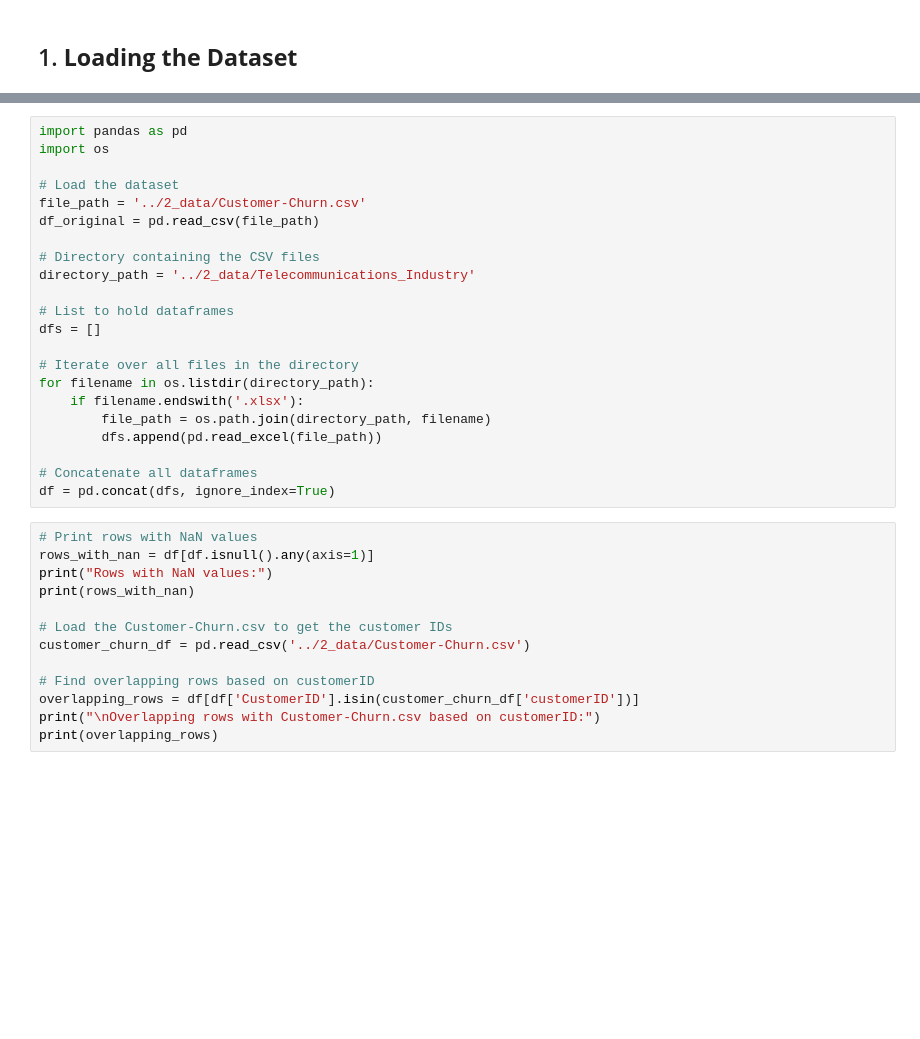
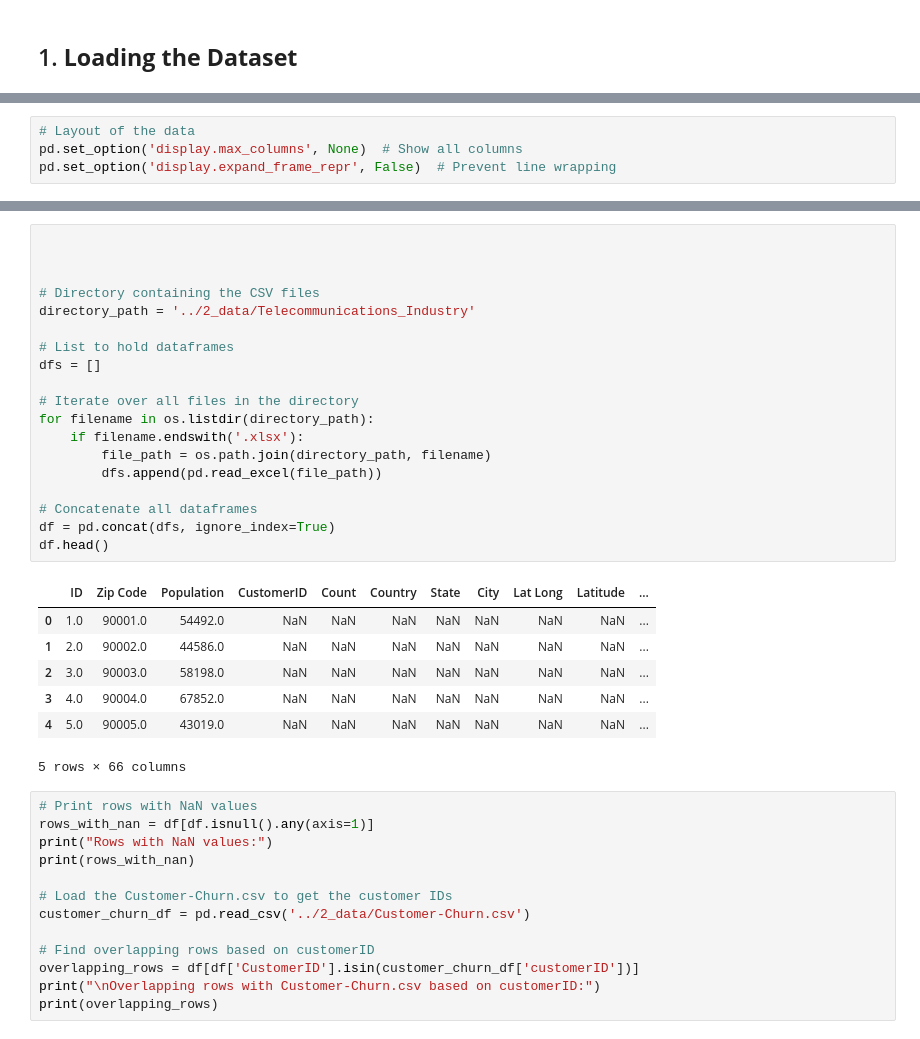
Before and after one commit to eelisee/telco-customer-churn, a Jupyter notebook: 3_preprocessing/preprocessing.ipynb, the cells around one changed output, grey strips where cells are left out. Drawn from its saved outputs; the diff is of its cells as text; blank space fills up the shorter version.

Commit message:
loading data process documented

```diff
--- a/3_preprocessing/preprocessing.ipynb
+++ b/3_preprocessing/preprocessing.ipynb
@@ -44,0 +48,4 @@ By following these steps, we can ensure that the dataset is clean, well-structur
+# %%
+# Layout of the data
+pd.set_option('display.max_columns', None)  # Show all columns
+pd.set_option('display.expand_frame_repr', False)  # Prevent line wrapping
@@ -45,25 +113,30 @@ By following these steps, we can ensure that the dataset is clean, well-structur
 # %%
-import pandas as pd
-import os
 
-# Load the dataset
-file_path = '../2_data/Customer-Churn.csv'
-df_original = pd.read_csv(file_path)
+
 
 # Directory containing the CSV files
 directory_path = '../2_data/Telecommunications_Industry'
 
 # List to hold dataframes
 dfs = []
 
 # Iterate over all files in the directory
 for filename in os.listdir(directory_path):
     if filename.endswith('.xlsx'):
         file_path = os.path.join(directory_path, filename)
         dfs.append(pd.read_excel(file_path))
 
 # Concatenate all dataframes
 df = pd.concat(dfs, ignore_index=True)
+df.head()
+# %% [output]
+|  | ID | Zip Code | Population | CustomerID | Count | Country | State | City | Lat Long | Latitude | ... |
+| 0 | 1.0 | 90001.0 | 54492.0 | NaN | NaN | NaN | NaN | NaN | NaN | NaN | ... |
+| 1 | 2.0 | 90002.0 | 44586.0 | NaN | NaN | NaN | NaN | NaN | NaN | NaN | ... |
+| 2 | 3.0 | 90003.0 | 58198.0 | NaN | NaN | NaN | NaN | NaN | NaN | NaN | ... |
+| 3 | 4.0 | 90004.0 | 67852.0 | NaN | NaN | NaN | NaN | NaN | NaN | NaN | ... |
+| 4 | 5.0 | 90005.0 | 43019.0 | NaN | NaN | NaN | NaN | NaN | NaN | NaN | ... |
+5 rows × 66 columns
 # %%
 # Print rows with NaN values
 rows_with_nan = df[df.isnull().any(axis=1)]
```
Also changed, not shown: parts of 5 cells of this notebook, 1 other file.
